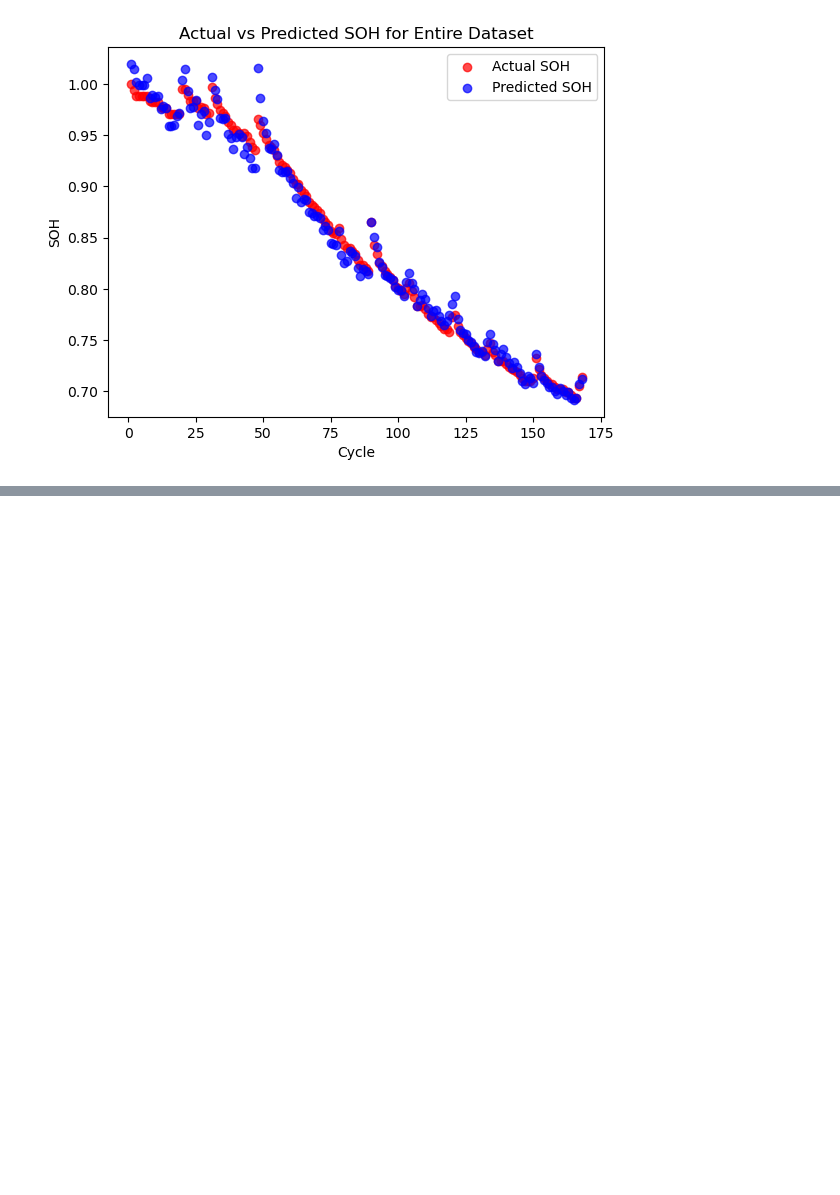
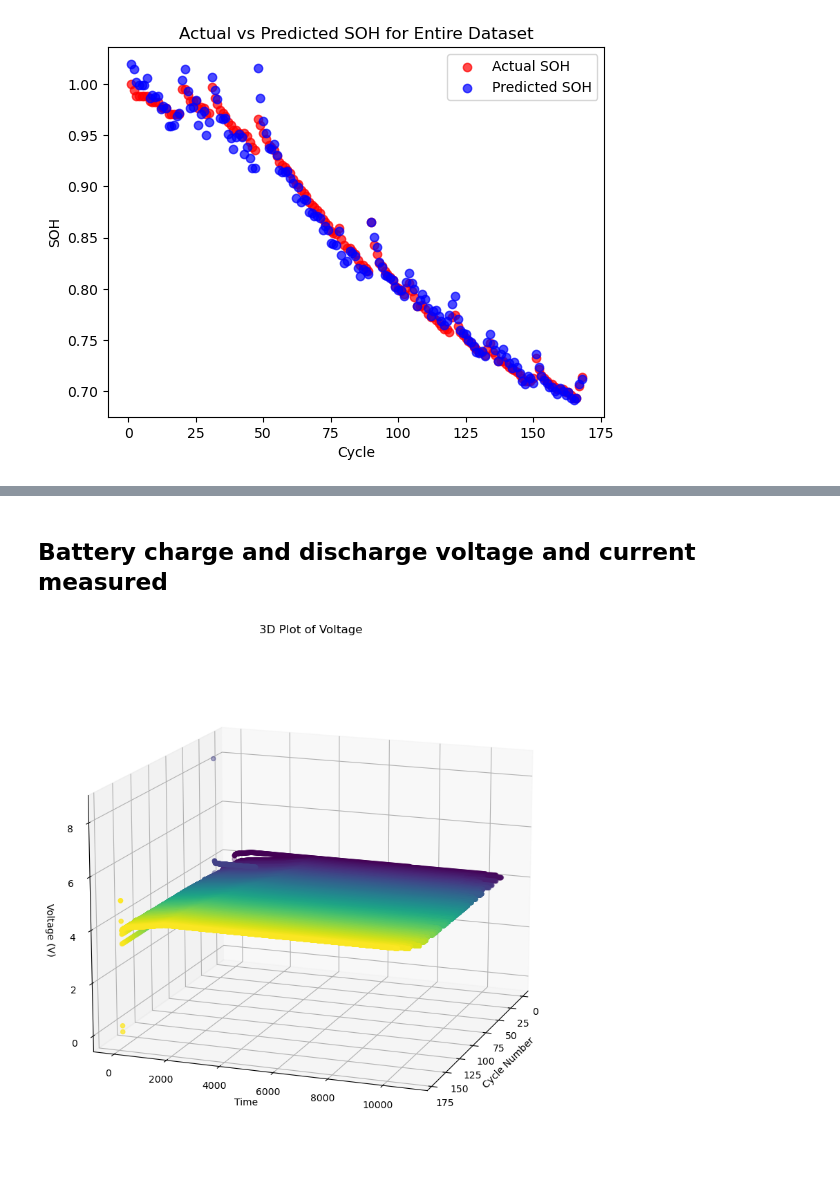
Before and after one commit to RomanShrestha07/CPSC_4830_Group_Project, a Jupyter notebook: Group_Project.ipynb, the cells around one changed output, grey strips where cells are left out. Saved outputs shown, nothing was run; the diff lists cells and outputs as text; code cells hidden in the pictures; blank space fills up the shorter version.

```diff
--- a/Group_Project.ipynb
+++ b/Group_Project.ipynb
@@ -446,0 +460,49 @@ plt.show()
+# %% [markdown]
+## Battery charge and discharge voltage and current measured
+# %%
+def get_voltage_plot(battery='B0005', type='charge'):
+    fig = plt.figure(figsize=(10, 10))
+    ax = fig.add_subplot(111, projection='3d')
+
+    ax.scatter(
+        battery_dict[f'{battery}_{type}']['Cycle'],
+        battery_dict[f'{battery}_{type}']['Time'],
+        battery_dict[f'{battery}_{type}']['Voltage_measured'],
+        c=battery_dict[f'{battery}_{type}']['Cycle'],
+        cmap='viridis'
+    )
+
+    ax.set_title('3D Plot of Voltage')
+    ax.set_xlabel('Cycle Number')
+    ax.set_ylabel('Time')
+    ax.set_zlabel('Voltage (V)')
+
+    ax.view_init(elev=15, azim=20)
+
+    plt.show()
+
+
+def get_current_plot(battery='B0005', type='charge'):
+    fig = plt.figure(figsize=(10, 10))
+    ax = fig.add_subplot(111, projection='3d')
+
+    ax.scatter(
+        battery_dict[f'{battery}_{type}']['Cycle'],
+        battery_dict[f'{battery}_{type}']['Time'],
+        battery_dict[f'{battery}_{type}']['Current_measured'],
+        c=battery_dict[f'{battery}_{type}']['Cycle'],
+        cmap='viridis'
+    )
+
+    ax.set_title('3D Plot of Current')
+    ax.set_xlabel('Cycle Number')
+    ax.set_ylabel('Time')
+    ax.set_zlabel('Current')
+
+    ax.view_init(elev=15, azim=20)
+
+    plt.show()
+# %%
+get_voltage_plot('B0005', 'charge')
+# %% [output]
+[figure, added]
```
Also changed, not shown: parts of 20 cells of this notebook.
